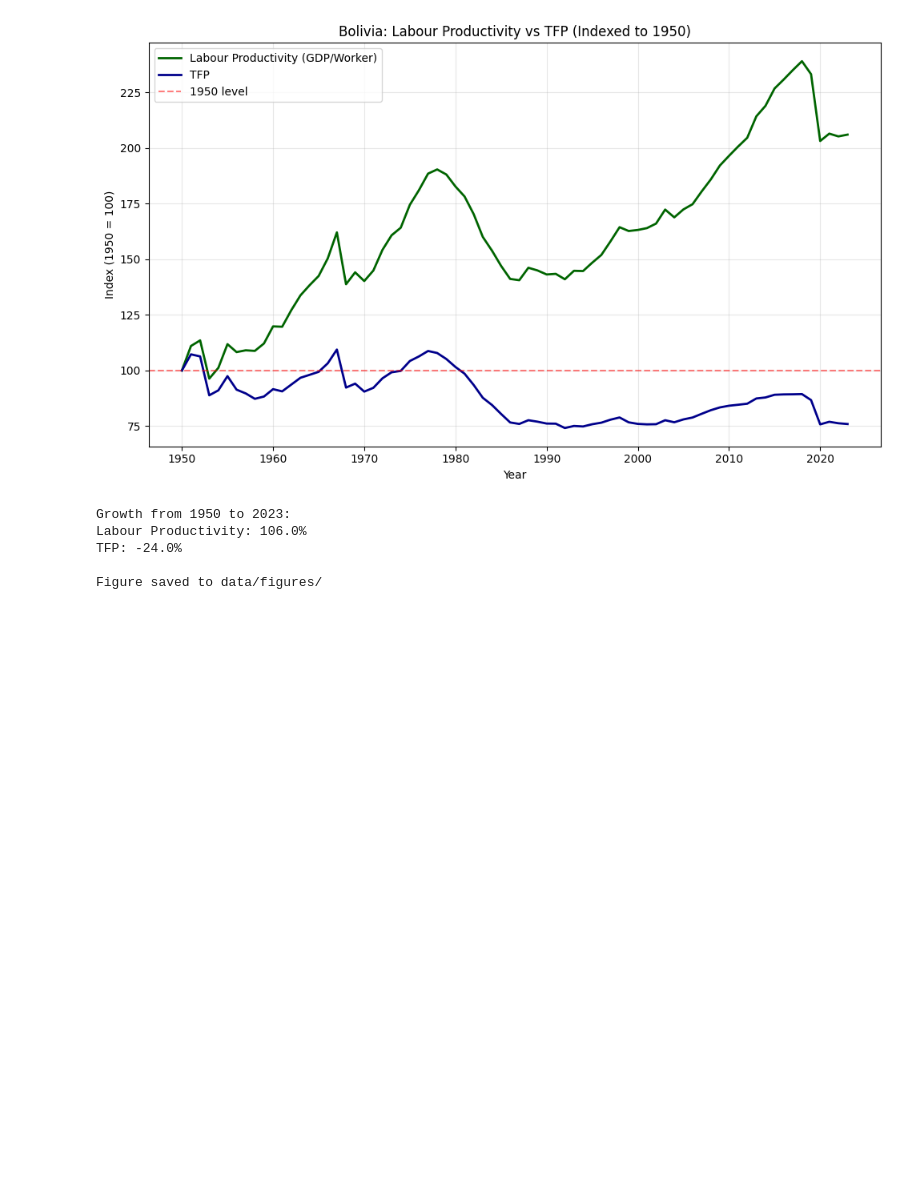
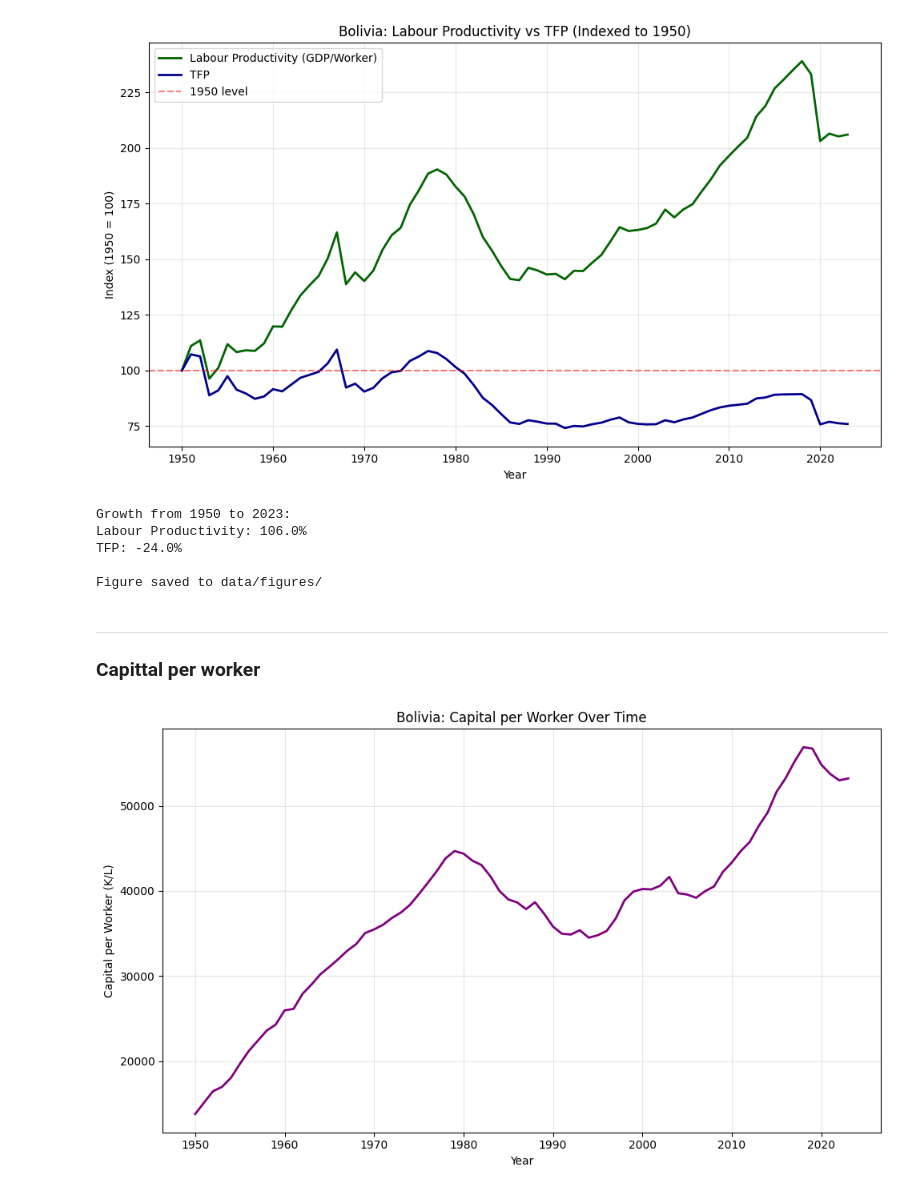
Before and after one commit to thoomkuzhymatthew/bolivia-growth-analysis, a Jupyter notebook: EC2B1_group_proj/code.ipynb, the cells around one changed output. Cells and saved outputs as stored; diff of their text form; code cells hidden in the pictures; blank space fills up the shorter version.

```diff
--- a/EC2B1_group_proj/code.ipynb
+++ b/EC2B1_group_proj/code.ipynb
@@ -163,0 +167,31 @@ Figures saved to data/figures/
+# %%
+# Fit all 4 trend specifications for both GDP and GDP per capita
+bolivia['time2'] = bolivia['time'] ** 2
+
+# Additive + Linear
+coefs_add_lin = np.polyfit(bolivia['time'], bolivia['rgdpna'], 1)
+bolivia['gdp_add_lin'] = np.polyval(coefs_add_lin, bolivia['time'])
+
+coefs_pc_add_lin = np.polyfit(bolivia['time'], bolivia['gdp_per_capita'], 1)
+bolivia['gdp_pc_add_lin'] = np.polyval(coefs_pc_add_lin, bolivia['time'])
+
+# Additive + Quadratic
+coefs_add_quad = np.polyfit(bolivia['time'], bolivia['rgdpna'], 2)
+bolivia['gdp_add_quad'] = np.polyval(coefs_add_quad, bolivia['time'])
+
+coefs_pc_add_quad = np.polyfit(bolivia['time'], bolivia['gdp_per_capita'], 2)
+bolivia['gdp_pc_add_quad'] = np.polyval(coefs_pc_add_quad, bolivia['time'])
+
+# Exponential + Linear (already have this, but redo for consistency)
+coefs_exp_lin = np.polyfit(bolivia['time'], bolivia['ln_gdp'], 1)
+bolivia['ln_gdp_exp_lin'] = np.polyval(coefs_exp_lin, bolivia['time'])
+
+coefs_pc_exp_lin = np.polyfit(bolivia['time'], bolivia['ln_gdp_pc'], 1)
+bolivia['ln_gdp_pc_exp_lin'] = np.polyval(coefs_pc_exp_lin, bolivia['time'])
+
+# Exponential + Quadratic
+coefs_exp_quad = np.polyfit(bolivia['time'], bolivia['ln_gdp'], 2)
+bolivia['ln_gdp_exp_quad'] = np.polyval(coefs_exp_quad, bolivia['time'])
+
+coefs_pc_exp_quad = np.polyfit(bolivia['time'], bolivia['ln_gdp_pc'], 2)
+bolivia['ln_gdp_pc_exp_quad'] = np.polyval(coefs_pc_exp_quad, bolivia['time'])
@@ -468,3 +543,21 @@ Labour Productivity: 106.0%
 TFP: -24.0%
 
 Figure saved to data/figures/
+# %% [markdown]
+---
+### Capittal per worker
+# %%
+# Capital per Worker
+bolivia['capital_per_worker'] = bolivia['rnna'] / bolivia['emp']
+
+fig, ax = plt.subplots(figsize=(10, 6))
+ax.plot(bolivia['year'], bolivia['capital_per_worker'], linewidth=2, color='purple')
+ax.set_xlabel('Year')
+ax.set_ylabel('Capital per Worker (K/L)')
+ax.set_title('Bolivia: Capital per Worker Over Time')
+ax.grid(True, alpha=0.3)
+plt.tight_layout()
+plt.savefig('data/figures/fig_capital_per_worker.png', dpi=300, bbox_inches='tight')
+plt.show()
+# %% [output]
+[figure, added]
```
Also changed, not shown: parts of 12 cells of this notebook, 10 other files.
